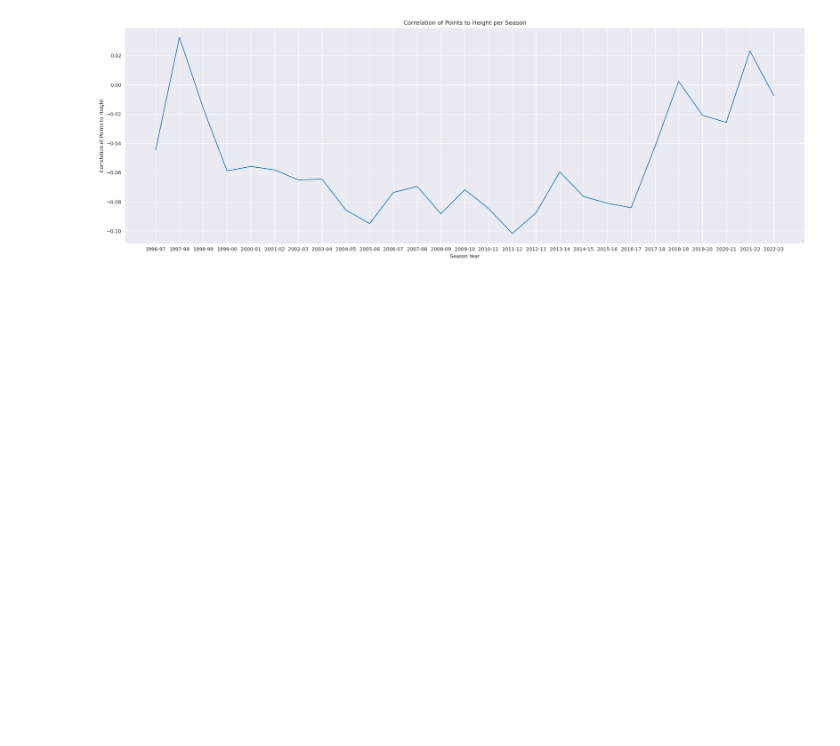
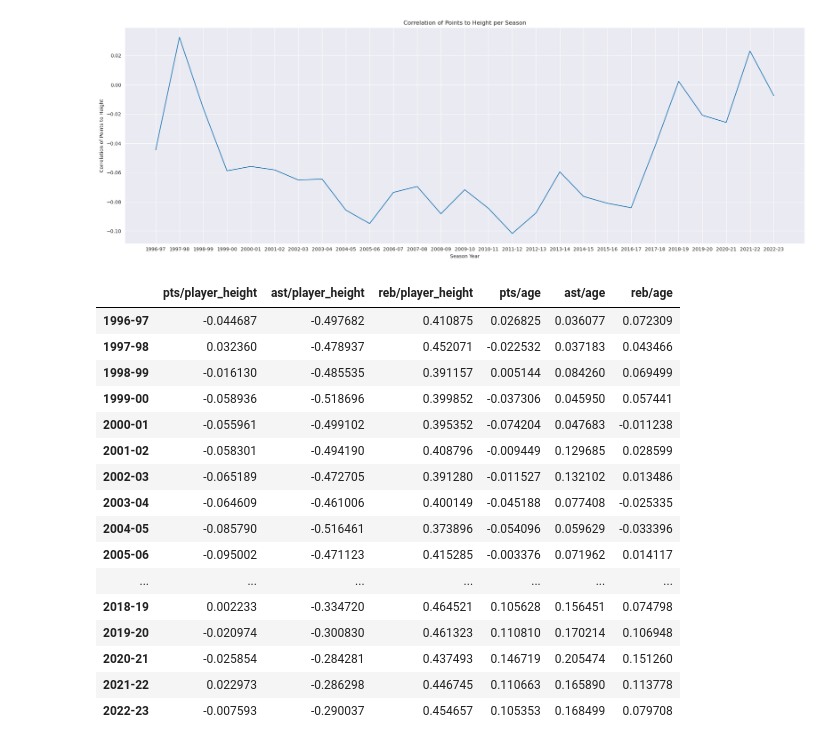
Before and after one commit to jLevar/nba_eda, a Jupyter notebook: nba.ipynb, the cells around one changed output. Cells and saved outputs as stored; diff of their text form; code cells hidden in the pictures; blank space fills up the shorter version.

```diff
--- a/nba.ipynb
+++ b/nba.ipynb
@@ -157,0 +181,20 @@ sns.lineplot(corr_per_season)
+# %%
+correlation_data
+# %% [output]
+|  | pts/player_height | ast/player_height | reb/player_height | pts/age | ast/age | reb/age |
+| 1996-97 | -0.044687 | -0.497682 | 0.410875 | 0.026825 | 0.036077 | 0.072309 |
+| 1997-98 | 0.032360 | -0.478937 | 0.452071 | -0.022532 | 0.037183 | 0.043466 |
+| 1998-99 | -0.016130 | -0.485535 | 0.391157 | 0.005144 | 0.084260 | 0.069499 |
+| 1999-00 | -0.058936 | -0.518696 | 0.399852 | -0.037306 | 0.045950 | 0.057441 |
+| 2000-01 | -0.055961 | -0.499102 | 0.395352 | -0.074204 | 0.047683 | -0.011238 |
+| 2001-02 | -0.058301 | -0.494190 | 0.408796 | -0.009449 | 0.129685 | 0.028599 |
+| 2002-03 | -0.065189 | -0.472705 | 0.391280 | -0.011527 | 0.132102 | 0.013486 |
+| 2003-04 | -0.064609 | -0.461006 | 0.400149 | -0.045188 | 0.077408 | -0.025335 |
+| 2004-05 | -0.085790 | -0.516461 | 0.373896 | -0.054096 | 0.059629 | -0.033396 |
+| 2005-06 | -0.095002 | -0.471123 | 0.415285 | -0.003376 | 0.071962 | 0.014117 |
+| ... | ... | ... | ... | ... | ... | ... |
+| 2018-19 | 0.002233 | -0.334720 | 0.464521 | 0.105628 | 0.156451 | 0.074798 |
+| 2019-20 | -0.020974 | -0.300830 | 0.461323 | 0.110810 | 0.170214 | 0.106948 |
+| 2020-21 | -0.025854 | -0.284281 | 0.437493 | 0.146719 | 0.205474 | 0.151260 |
+| 2021-22 | 0.022973 | -0.286298 | 0.446745 | 0.110663 | 0.165890 | 0.113778 |
+| 2022-23 | -0.007593 | -0.290037 | 0.454657 | 0.105353 | 0.168499 | 0.079708 |
```
Also changed, not shown: parts of 12 cells of this notebook.
